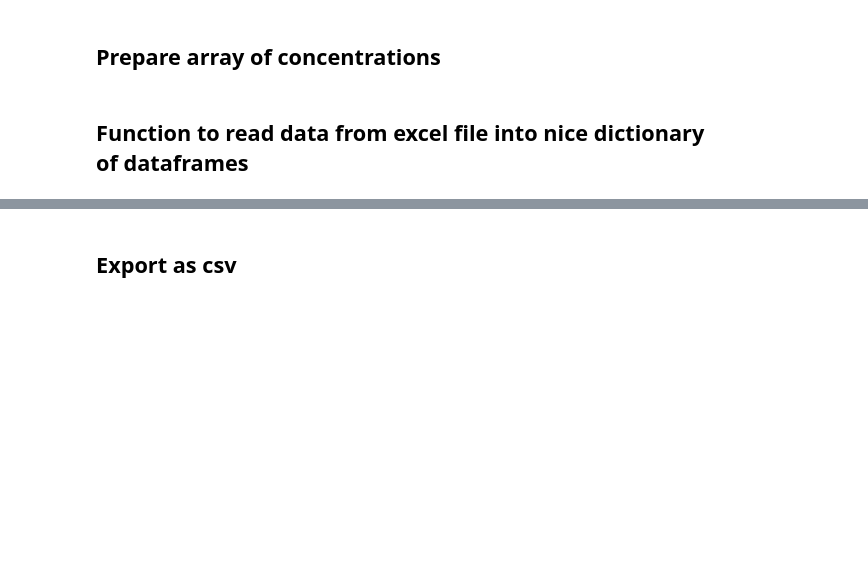
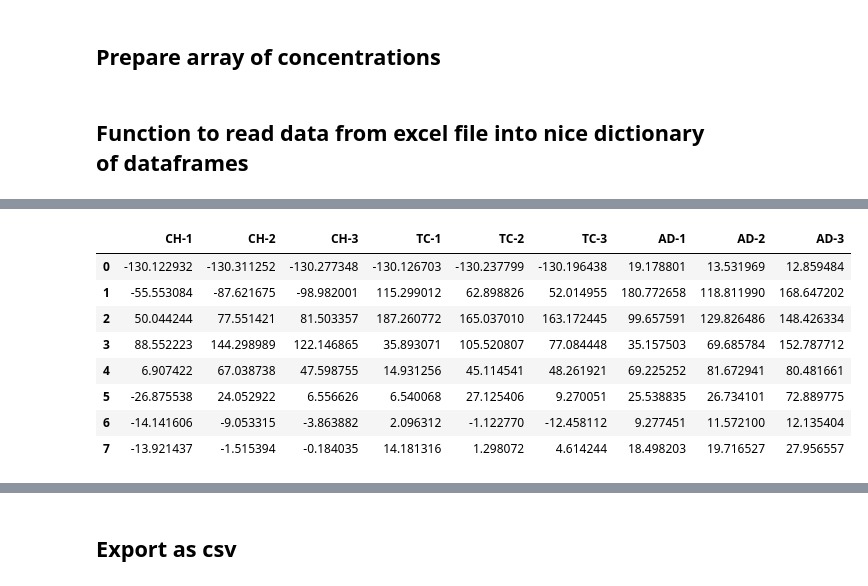
Before and after one commit to superresolusian/plate_auto_analysis, a Jupyter notebook: Convert_data_to_dict.ipynb, the cells around one changed output, grey strips where cells are left out. Cells and saved outputs as stored; diff of their text form; code cells hidden in the pictures; blank space fills up the shorter version.

```diff
--- a/Convert_data_to_dict.ipynb
+++ b/Convert_data_to_dict.ipynb
@@ -172,0 +143,31 @@ def subtract_by_dmso(data_averaged, n_plates, infected=True):
+# %%
+def get_tox_and_inhib_for_plate(inhib_data, tox_data, plate_number, plate_names, n_repeats, concentrations):
+    plate_key = f'Plate {plate_number}'
+    drug_names = plate_names[plate_number]
+    n_drugs = len(drug_names)
+    n_concentrations = len(concentrations)
+
+    plate_0 = np.asarray(tox_data['Plate 0']).T
+    inhib_array = np.asarray(inhib_data[plate_key]).T
+    tox_array = np.asarray(tox_data[plate_key]).T
+
+    cell = np.mean(plate_0)
+    vehicle = np.mean(inhib_array[9:12], axis=0)
+
+    df_inhib = pd.DataFrame()
+    df_tox = pd.DataFrame()
+
+
+    for d in range(n_drugs):
+        drug = drug_names[d]
+
+        for r in range(n_repeats):
+            i = d*n_repeats + r
+
+            tox = get_toxicity(tox_array[i], cell)
+            inhib = get_inhibition(inhib_array[i], cell, vehicle)
+
+            df_inhib[f'{drug}-{r+1}'] = inhib
+            df_tox[f'{drug}-{r+1}'] = tox
+
+    return df_tox, df_inhib
@@ -172,0 +242,12 @@ def subtract_by_dmso(data_averaged, n_plates, infected=True):
+# %%
+df_inhib
+# %% [output]
+|  | CH-1 | CH-2 | CH-3 | TC-1 | TC-2 | TC-3 | AD-1 | AD-2 | AD-3 |
+| 0 | -130.122932 | -130.311252 | -130.277348 | -130.126703 | -130.237799 | -130.196438 | 19.178801 | 13.531969 | 12.859484 |
+| 1 | -55.553084 | -87.621675 | -98.982001 | 115.299012 | 62.898826 | 52.014955 | 180.772658 | 118.811990 | 168.647202 |
+| 2 | 50.044244 | 77.551421 | 81.503357 | 187.260772 | 165.037010 | 163.172445 | 99.657591 | 129.826486 | 148.426334 |
+| 3 | 88.552223 | 144.298989 | 122.146865 | 35.893071 | 105.520807 | 77.084448 | 35.157503 | 69.685784 | 152.787712 |
+| 4 | 6.907422 | 67.038738 | 47.598755 | 14.931256 | 45.114541 | 48.261921 | 69.225252 | 81.672941 | 80.481661 |
+| 5 | -26.875538 | 24.052922 | 6.556626 | 6.540068 | 27.125406 | 9.270051 | 25.538835 | 26.734101 | 72.889775 |
+| 6 | -14.141606 | -9.053315 | -3.863882 | 2.096312 | -1.122770 | -12.458112 | 9.277451 | 11.572100 | 12.135404 |
+| 7 | -13.921437 | -1.515394 | -0.184035 | 14.181316 | 1.298072 | 4.614244 | 18.498203 | 19.716527 | 27.956557 |
```
Also changed, not shown: parts of 31 cells of this notebook.
